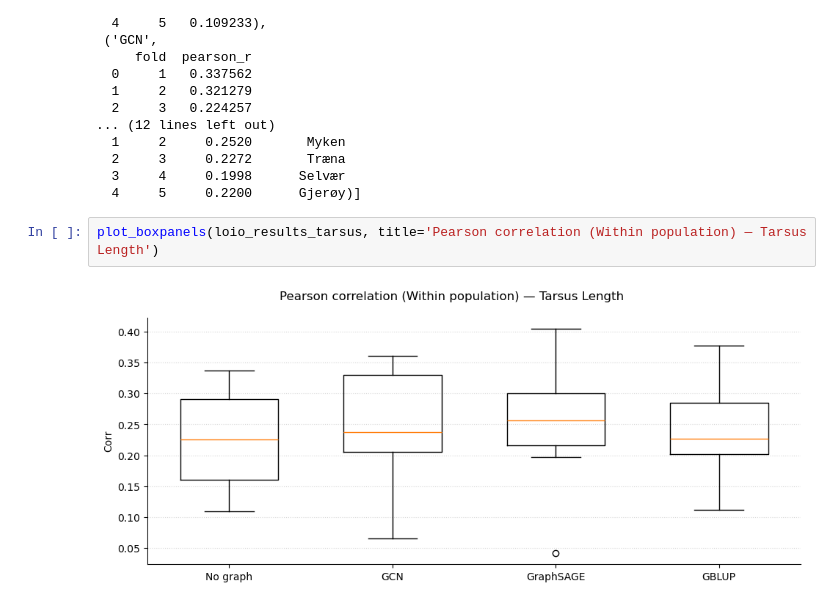
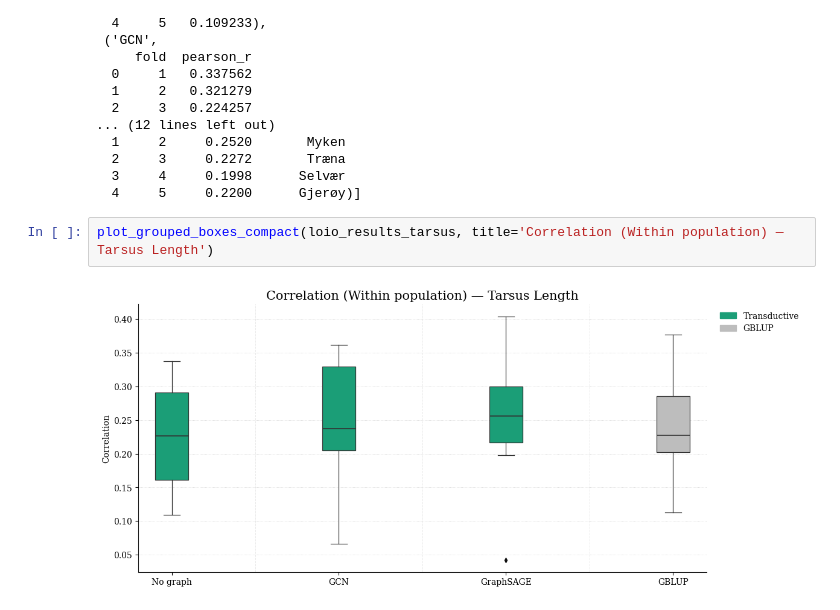
Before and after one commit to simennes/Project_thesis, a Jupyter notebook: nested_cv_analysis.ipynb, the cells around one changed output. Drawn from its saved outputs; the diff is of its cells as text.

```diff
--- a/nested_cv_analysis.ipynb
+++ b/nested_cv_analysis.ipynb
@@ -280,6 +569,6 @@ loio_results_tarsus = load_many(labels_path_tarsus)
   3     4     0.1998      Selvær
   4     5     0.2200      Gjerøy)]
 # %%
-plot_boxpanels(loio_results_tarsus, title='Pearson correlation (Within population) — Tarsus Length')
+plot_grouped_boxes_compact(loio_results_tarsus, title='Correlation (Within population) — Tarsus Length')
 # %% [output]
-[figure, old version]
+[figure, new version]
```
Also changed, not shown: parts of 11 cells of this notebook, 18 other files.
